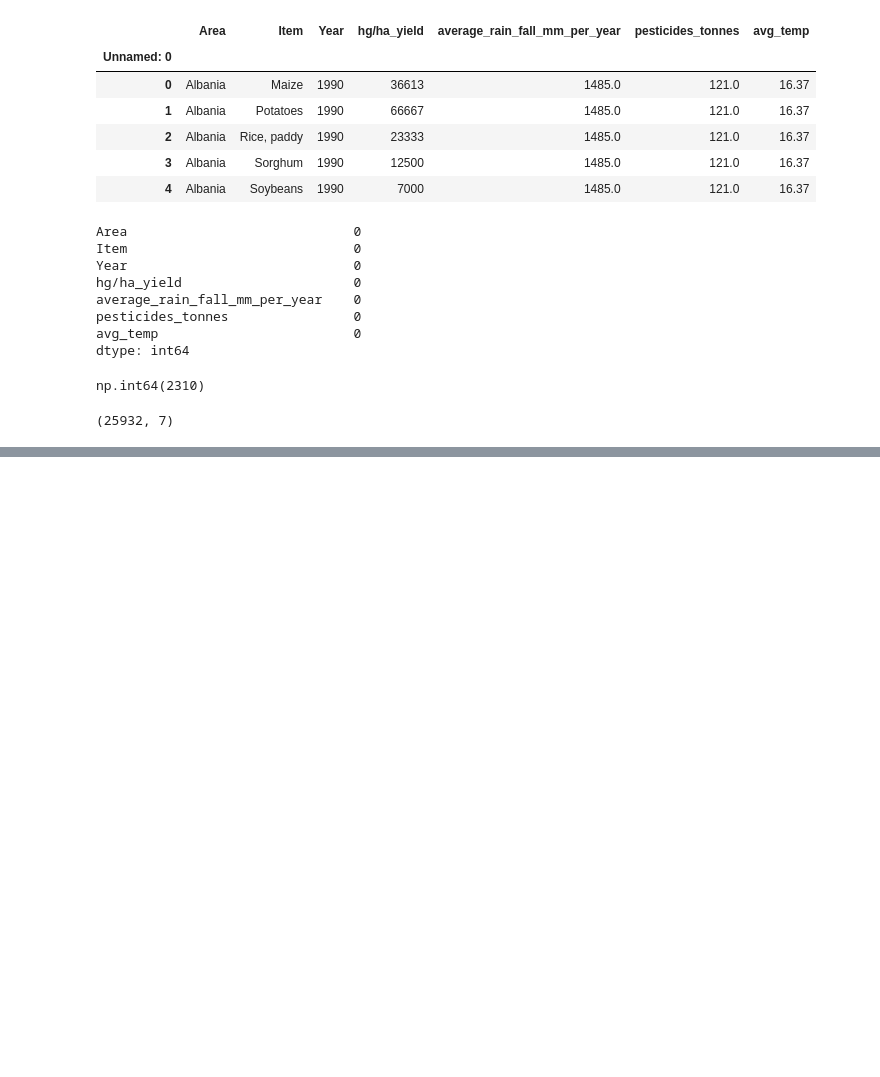
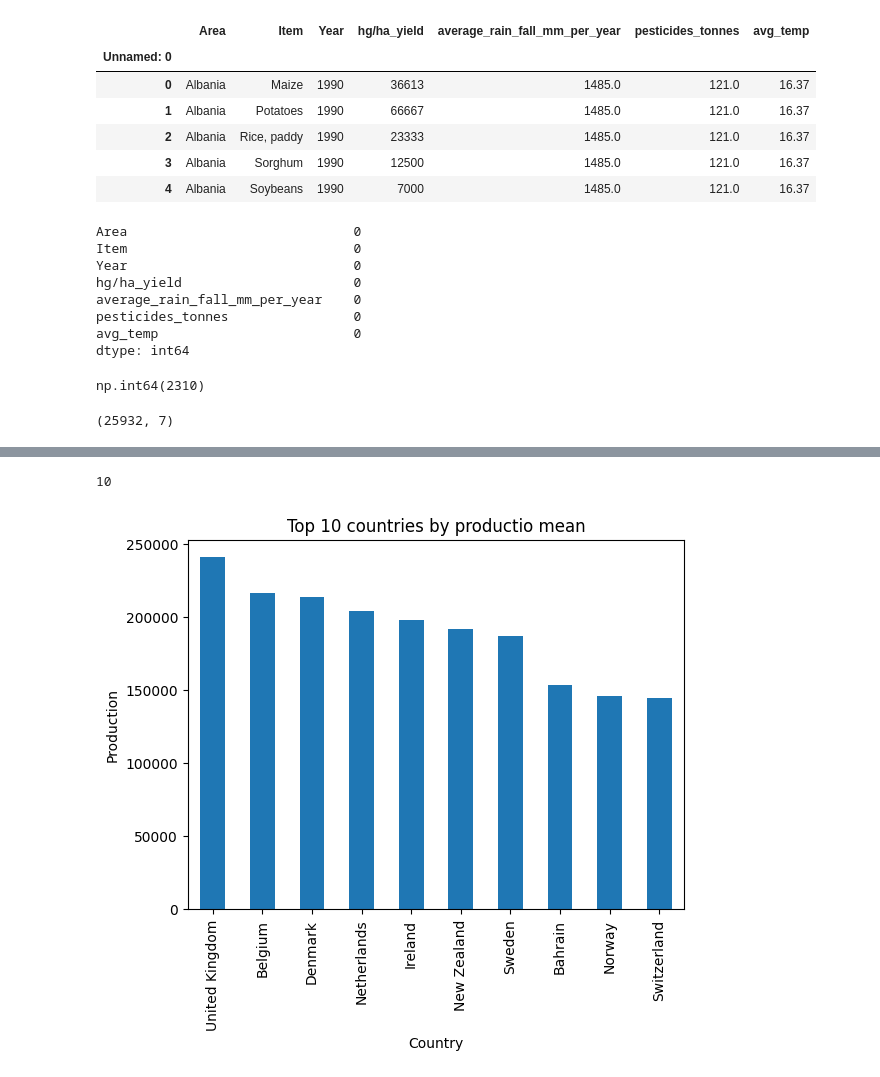
Before and after one commit to andrefpvalenga/crop-yeld-project, a Jupyter notebook: CropYeldPrediction.ipynb, the cells around one changed output, grey strips where cells are left out. Saved outputs shown, nothing was run; the diff lists cells and outputs as text; code cells hidden in the pictures; blank space fills up the shorter version.

```diff
--- a/CropYeldPrediction.ipynb
+++ b/CropYeldPrediction.ipynb
@@ -74,3 +82,6 @@ df.drop_duplicates(inplace=True)
 df.shape
 # %% [output]
 (25932, 7)
+# %%
+# Converting col 'Year' to datetime
+df['Year'] = pd.to_datetime(df.Year, format='%Y')
@@ -76,0 +103,17 @@ df.shape
+# %%
+# Checking how many differente attributes has on 'Item'
+df['Item'].nunique()
+# %% [output]
+10
+# %%
+# Checking Top 10 countries by production mean
+countries = df.groupby('Area')['hg/ha_yield'].mean()
+countries = countries.sort_values(ascending=False)
+top10_countries = countries.head(10)
+top10_countries.plot(kind='bar')
+plt.title('Top 10 countries by productio mean')
+plt.xlabel('Country')
+plt.ylabel('Production')
+plt.show()
+# %% [output]
+[figure, added]
```
Also changed, not shown: parts of 12 cells of this notebook.
